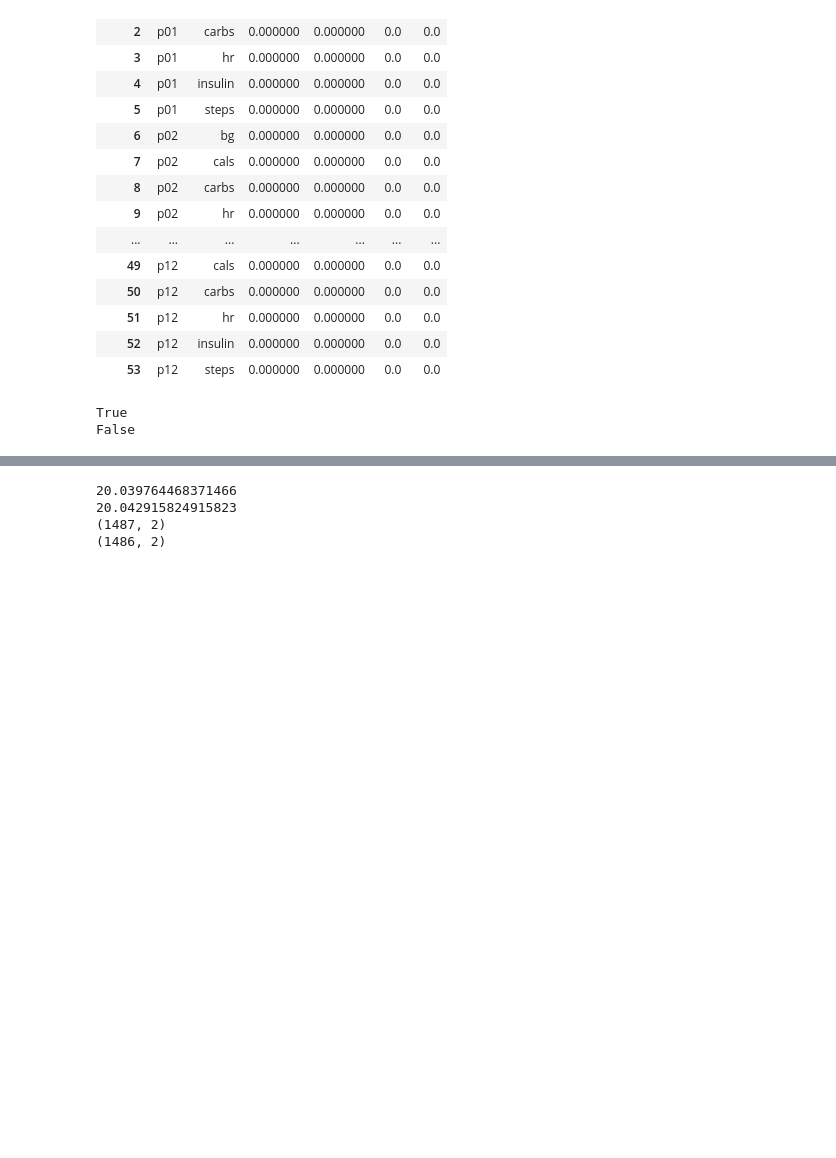
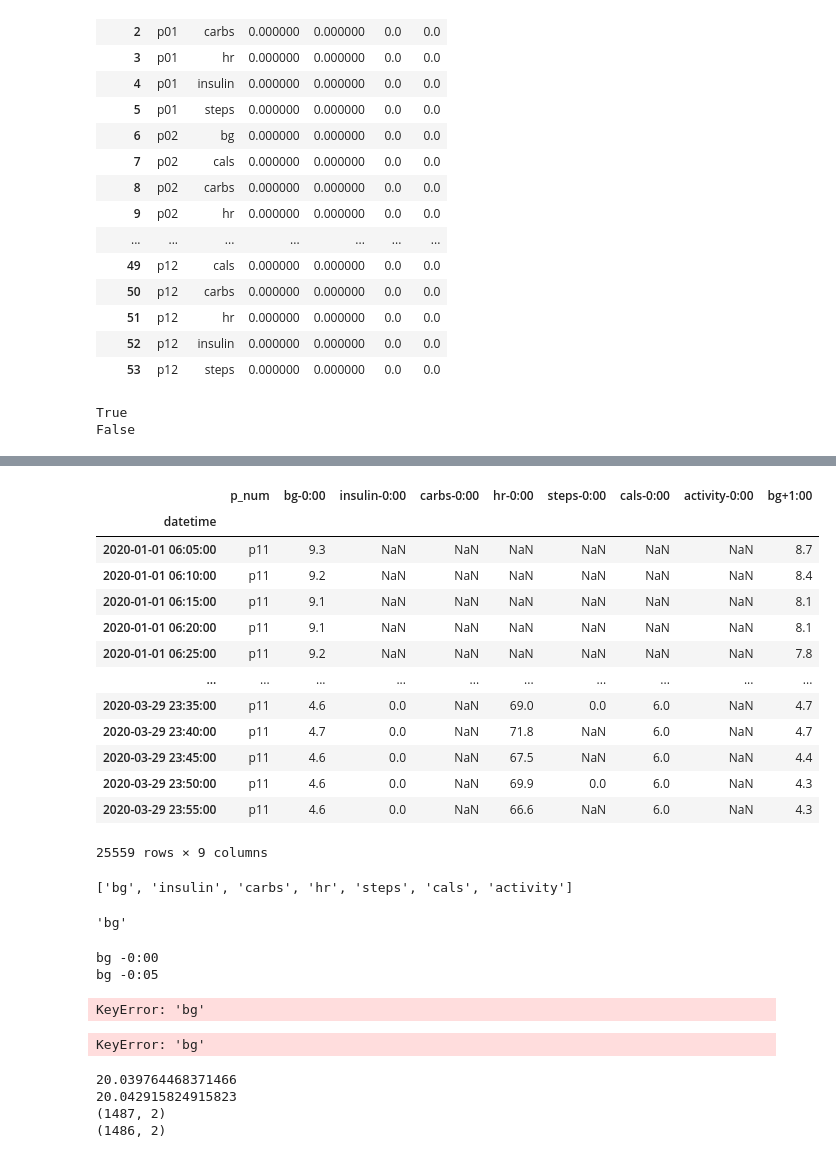
Before and after one commit to masaver/brist1d, a Jupyter notebook: notebooks/0.3-ms-qc.ipynb, the cells around one changed output, grey strips where cells are left out. Cells and saved outputs as stored; diff of their text form; code cells hidden in the pictures; blank space fills up the shorter version.

```diff
--- a/notebooks/0.3-ms-qc.ipynb
+++ b/notebooks/0.3-ms-qc.ipynb
@@ -127,3 +612,64 @@ False
+# %%
+df_patient_combined_values
+# %% [output]
+|  | p_num | bg-0:00 | insulin-0:00 | carbs-0:00 | hr-0:00 | steps-0:00 | cals-0:00 | activity-0:00 | bg+1:00 |
+| datetime |  |  |  |  |  |  |  |  |  |
+| 2020-01-01 06:05:00 | p11 | 9.3 | NaN | NaN | NaN | NaN | NaN | NaN | 8.7 |
+| 2020-01-01 06:10:00 | p11 | 9.2 | NaN | NaN | NaN | NaN | NaN | NaN | 8.4 |
+| 2020-01-01 06:15:00 | p11 | 9.1 | NaN | NaN | NaN | NaN | NaN | NaN | 8.1 |
+| 2020-01-01 06:20:00 | p11 | 9.1 | NaN | NaN | NaN | NaN | NaN | NaN | 8.1 |
+| 2020-01-01 06:25:00 | p11 | 9.2 | NaN | NaN | NaN | NaN | NaN | NaN | 7.8 |
+| ... | ... | ... | ... | ... | ... | ... | ... | ... | ... |
+| 2020-03-29 23:35:00 | p11 | 4.6 | 0.0 | NaN | 69.0 | 0.0 | 6.0 | NaN | 4.7 |
+| 2020-03-29 23:40:00 | p11 | 4.7 | 0.0 | NaN | 71.8 | NaN | 6.0 | NaN | 4.7 |
+| 2020-03-29 23:45:00 | p11 | 4.6 | 0.0 | NaN | 67.5 | NaN | 6.0 | NaN | 4.4 |
+| 2020-03-29 23:50:00 | p11 | 4.6 | 0.0 | NaN | 69.9 | 0.0 | 6.0 | NaN | 4.3 |
+| 2020-03-29 23:55:00 | p11 | 4.6 | 0.0 | NaN | 66.6 | NaN | 6.0 | NaN | 4.3 |
+25559 rows × 9 columns
+# %%
+parameters
+# %% [output]
+['bg', 'insulin', 'carbs', 'hr', 'steps', 'cals', 'activity']
+# %%
+parse_time_diff(time_diff_str)
+values = df_patient[f"{parameter}{time_diff_str}"].copy()
+values.index = values.index + time_diff
+values
+parameter
+# %% [output]
+'bg'
+# %%
+for parameter in parameters:
+    for time_diff_id, time_diff_str in enumerate(time_diffs):
+        print( parameter , time_diff_str )
+        if time_diff_str == '-0:00':
+            continue
+
+        if not df_patient.columns.str.contains(f"{parameter}{time_diff_str}").any():
+            continue
+
+        time_diff = parse_time_diff(time_diff_str)
+        values = df_patient[f"{parameter}{time_diff_str}"].copy()
+        values.index = values.index + time_diff
+        df_patient_combined_values[parameter] = df_patient_combined_values[parameter].combine_first(values)
+
+print(df_patient_combined_values.columns)
+# %% [output]
+bg -0:00
+bg -0:05
+KeyError: 'bg'
+# %%
+
+
+# order the columns
+column_order = ['p_num'] + parameters + ['bg+1:00']
+df_patient_combined_values = df_patient_combined_values[column_order]
+
+# set patient number and initial resolution
+df_patient_combined_values['p_num'] = patient_num
+df_patient_combined_values['initial_resolution'] = initial_resolution
+# %% [output]
+KeyError: 'bg'
 # %%
 # Check specifically on p12 insulin
 checks_df , val1_df , val2_df , df_raw , df_parsed = compare_data( 'p11' , 'cals' )
```
Also changed, not shown: parts of 18 cells of this notebook.
